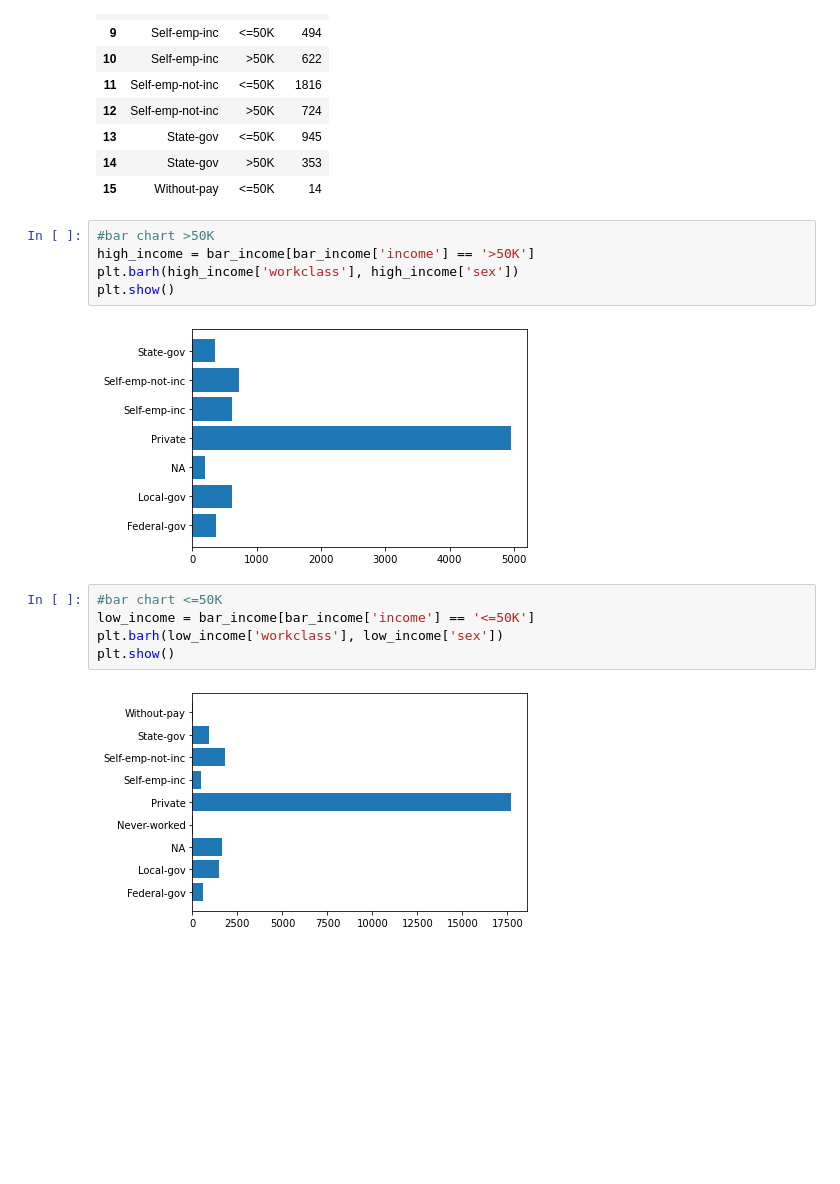
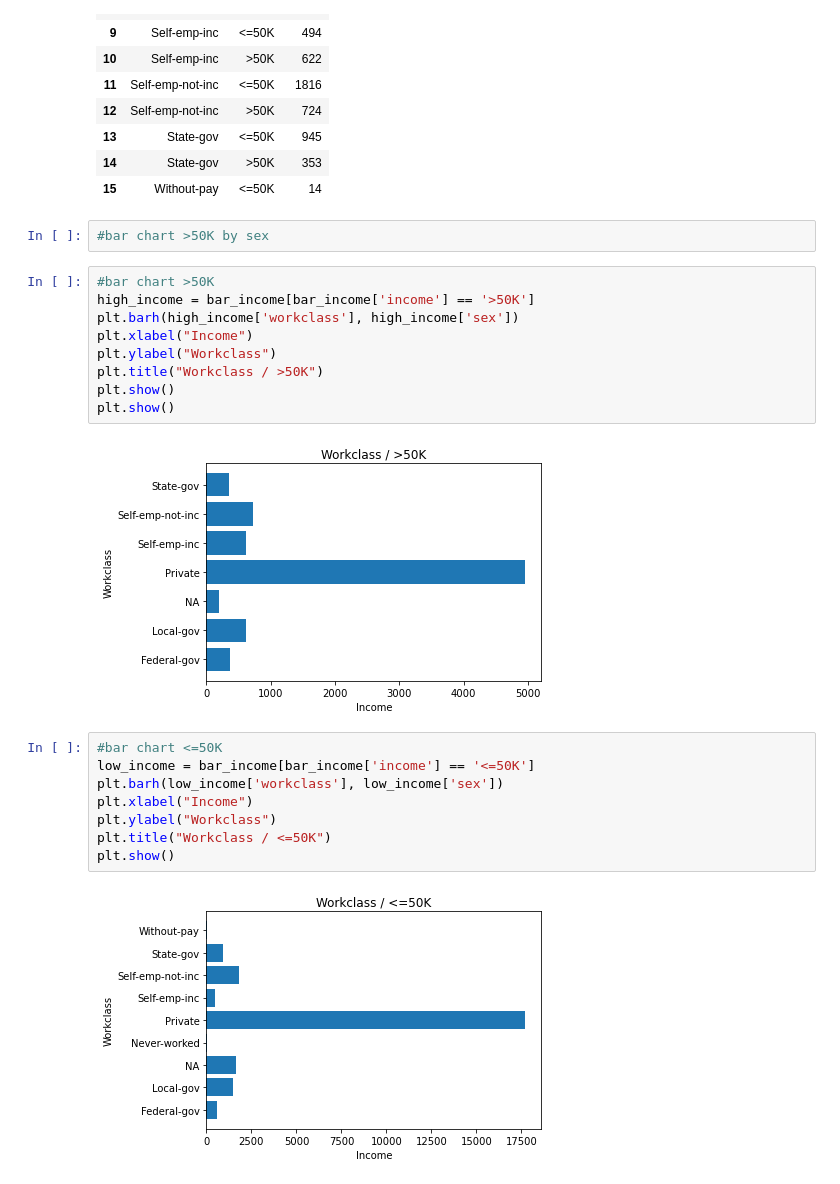
Before and after one commit to markerickson314/project-one, a Jupyter notebook: Katrice.ipynb, the cells around one changed output. Drawn from its saved outputs; the diff is of its cells as text; blank space fills up the shorter version.

```diff
--- a/Katrice.ipynb
+++ b/Katrice.ipynb
@@ -265,17 +267,26 @@ bar_income
 | 13 | State-gov | <=50K | 945 |
 | 14 | State-gov | >50K | 353 |
 | 15 | Without-pay | <=50K | 14 |
+# %%
+#bar chart >50K by sex
 # %%
 #bar chart >50K
 high_income = bar_income[bar_income['income'] == '>50K']
 plt.barh(high_income['workclass'], high_income['sex'])
+plt.xlabel("Income")
+plt.ylabel("Workclass")
+plt.title("Workclass / >50K")
 plt.show()
+plt.show()
 # %% [output]
-[figure, old version]
+[figure, new version]
 # %%
 #bar chart <=50K
 low_income = bar_income[bar_income['income'] == '<=50K']
 plt.barh(low_income['workclass'], low_income['sex'])
+plt.xlabel("Income")
+plt.ylabel("Workclass")
+plt.title("Workclass / <=50K")
 plt.show()
 # %% [output]
-[figure, old version]
+[figure, new version]
```
Also changed, not shown: parts of 1 cell of this notebook.
